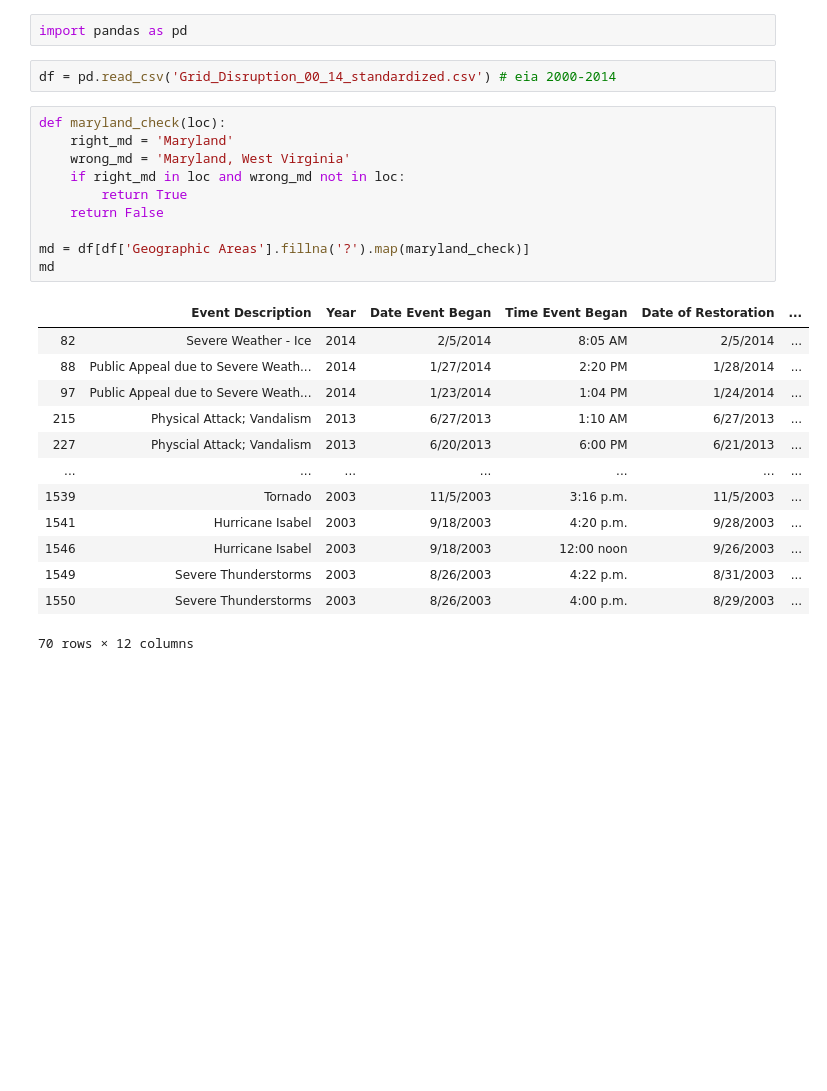
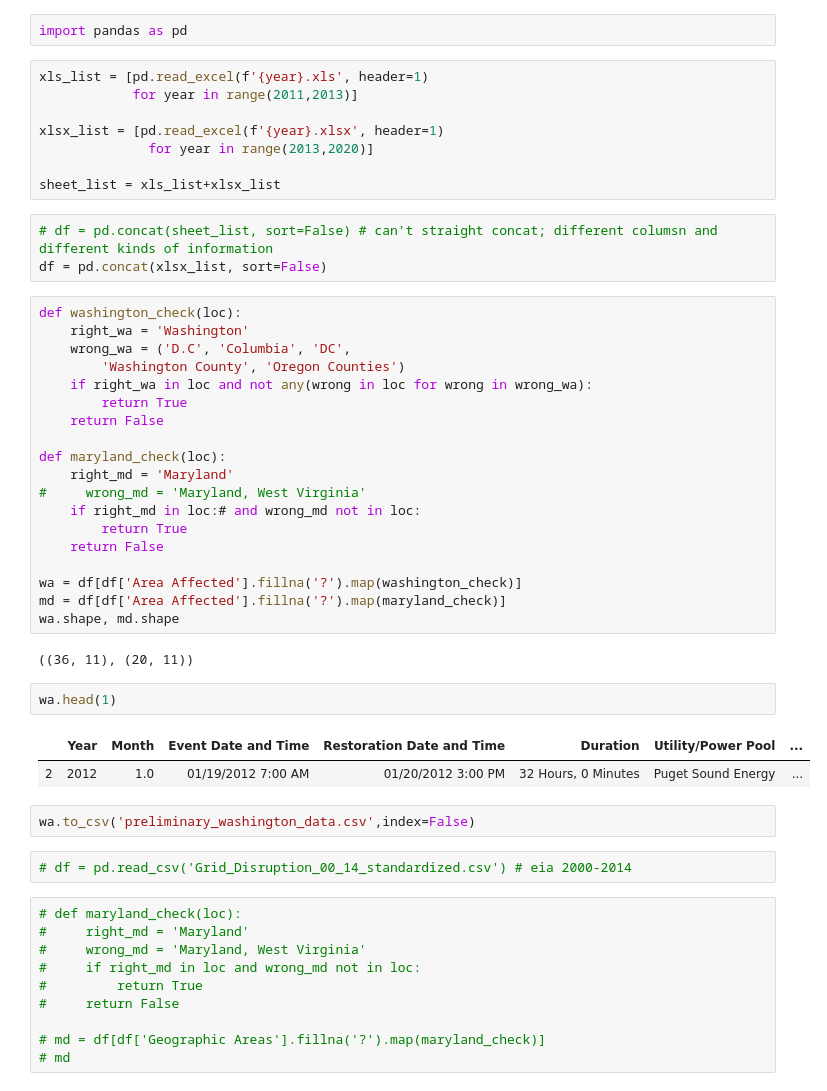
Before and after one commit to EthanHenley/power-outage-detection, a Jupyter notebook: ethan/eia_data_test.ipynb, the cells around one changed output. Cells and saved outputs as stored; diff of their text form; blank space fills up the shorter version.

Commit message:
Continued preliminary work on dataset.

```diff
--- a/ethan/eia_data_test.ipynb
+++ b/ethan/eia_data_test.ipynb
@@ -1,28 +1,53 @@
 # %%
 import pandas as pd
+# %%
+xls_list = [pd.read_excel(f'{year}.xls', header=1)
+            for year in range(2011,2013)]
+
+xlsx_list = [pd.read_excel(f'{year}.xlsx', header=1)
+              for year in range(2013,2020)]
+
+sheet_list = xls_list+xlsx_list
+# %%
+# df = pd.concat(sheet_list, sort=False) # can't straight concat; different columsn and different kinds of information
+df = pd.concat(xlsx_list, sort=False)
+# %%
+def washington_check(loc):
+    right_wa = 'Washington'
+    wrong_wa = ('D.C', 'Columbia', 'DC',
+        'Washington County', 'Oregon Counties')
+    if right_wa in loc and not any(wrong in loc for wrong in wrong_wa):
+        return True
+    return False
+
+def maryland_check(loc):
+    right_md = 'Maryland'
+#     wrong_md = 'Maryland, West Virginia'
+    if right_md in loc:# and wrong_md not in loc:
+        return True
+    return False
+
+wa = df[df['Area Affected'].fillna('?').map(washington_check)]
+md = df[df['Area Affected'].fillna('?').map(maryland_check)]
+wa.shape, md.shape
+# %% [output]
+((36, 11), (20, 11))
+# %%
+wa.head(1)
+# %% [output]
+|  | Year | Month | Event Date and Time | Restoration Date and Time | Duration | Utility/Power Pool | ... |
+| 2 | 2012 | 1.0 | 01/19/2012 7:00 AM | 01/20/2012 3:00 PM | 32 Hours, 0 Minutes | Puget Sound Energy | ... |
+# %%
+wa.to_csv('preliminary_washington_data.csv',index=False)
 # %%
-df = pd.read_csv('Grid_Disruption_00_14_standardized.csv') # eia 2000-2014
+# df = pd.read_csv('Grid_Disruption_00_14_standardized.csv') # eia 2000-2014
 # %%
-def maryland_check(loc):
-    right_md = 'Maryland'
-    wrong_md = 'Maryland, West Virginia'
-    if right_md in loc and wrong_md not in loc:
-        return True
-    return False
+# def maryland_check(loc):
+#     right_md = 'Maryland'
+#     wrong_md = 'Maryland, West Virginia'
+#     if right_md in loc and wrong_md not in loc:
+#         return True
+#     return False
 
-md = df[df['Geographic Areas'].fillna('?').map(maryland_check)]
-md
+# md = df[df['Geographic Areas'].fillna('?').map(maryland_check)]
+# md
-# %% [output]
-|  | Event Description | Year | Date Event Began | Time Event Began | Date of Restoration | ... |
-| 82 | Severe Weather - Ice | 2014 | 2/5/2014 | 8:05 AM | 2/5/2014 | ... |
-| 88 | Public Appeal due to Severe Weath... | 2014 | 1/27/2014 | 2:20 PM | 1/28/2014 | ... |
-| 97 | Public Appeal due to Severe Weath... | 2014 | 1/23/2014 | 1:04 PM | 1/24/2014 | ... |
-| 215 | Physical Attack; Vandalism | 2013 | 6/27/2013 | 1:10 AM | 6/27/2013 | ... |
-| 227 | Physcial Attack; Vandalism | 2013 | 6/20/2013 | 6:00 PM | 6/21/2013 | ... |
-| ... | ... | ... | ... | ... | ... | ... |
-| 1539 | Tornado | 2003 | 11/5/2003 | 3:16 p.m. | 11/5/2003 | ... |
-| 1541 | Hurricane Isabel | 2003 | 9/18/2003 | 4:20 p.m. | 9/28/2003 | ... |
-| 1546 | Hurricane Isabel | 2003 | 9/18/2003 | 12:00 noon | 9/26/2003 | ... |
-| 1549 | Severe Thunderstorms | 2003 | 8/26/2003 | 4:22 p.m. | 8/31/2003 | ... |
-| 1550 | Severe Thunderstorms | 2003 | 8/26/2003 | 4:00 p.m. | 8/29/2003 | ... |
-70 rows × 12 columns
```
Also changed, not shown: parts of 6 cells of this notebook, 15 other files.
